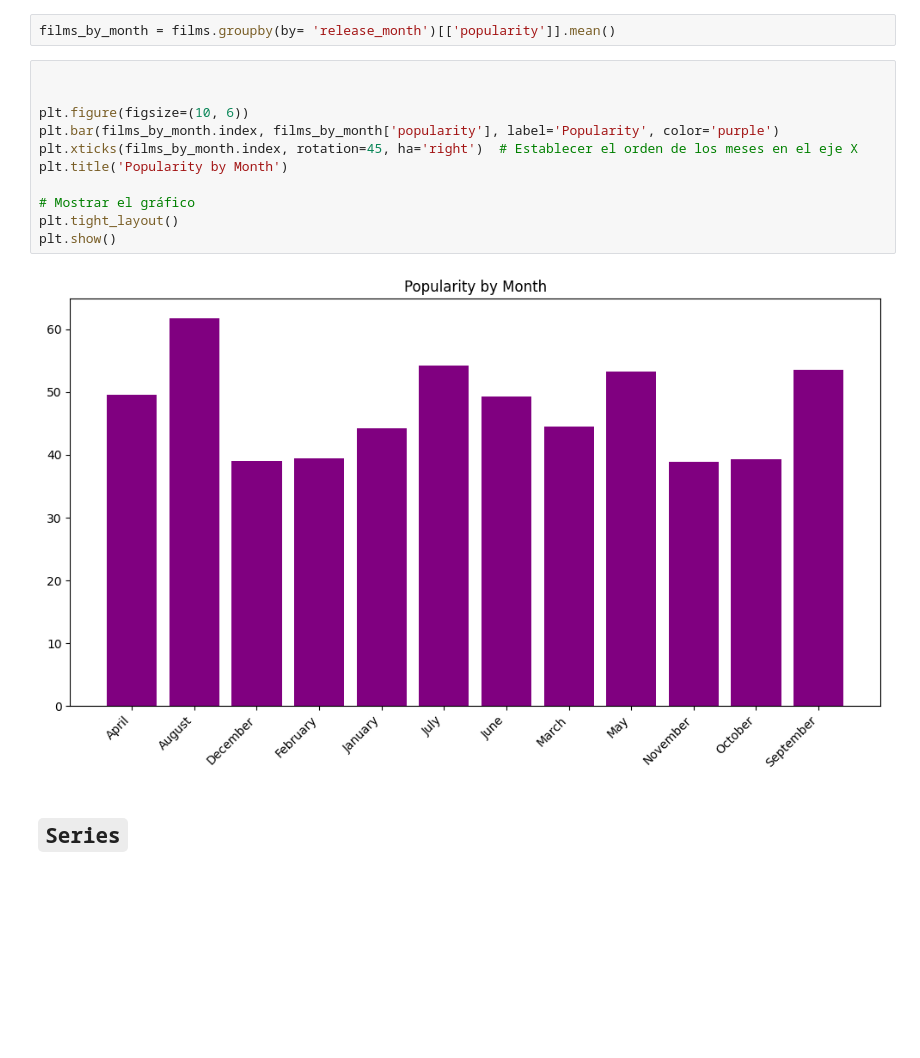
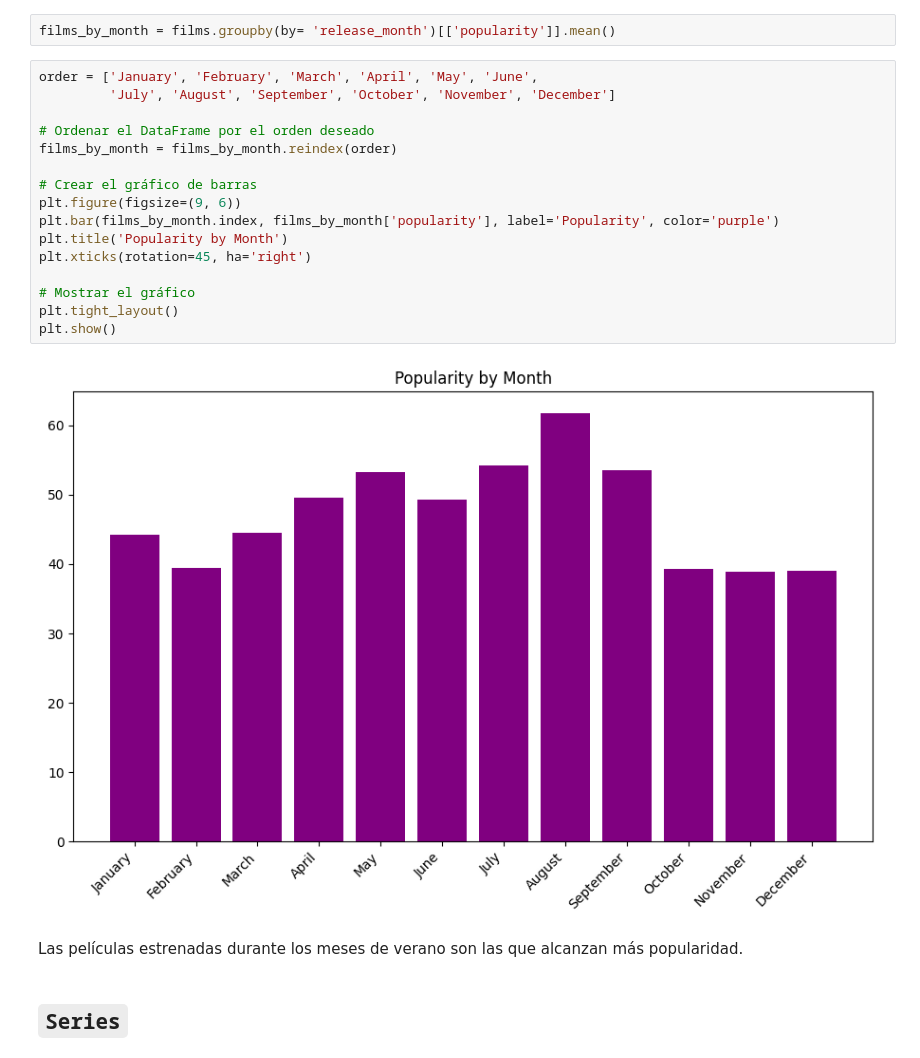
Before and after one commit to Jimme7/EDA-Films, a Jupyter notebook: src/Notebooks/Analysis_and_Visualizations.ipynb, the cells around one changed output. Drawn from its saved outputs; the diff is of its cells as text; blank space fills up the shorter version.

```diff
--- a/src/Notebooks/Analysis_and_Visualizations.ipynb
+++ b/src/Notebooks/Analysis_and_Visualizations.ipynb
@@ -188,17 +199,24 @@ Se aprecia que en la valoración promedia de los usuarios el género de la pelí
 # %%
 films_by_month = films.groupby(by= 'release_month')[['popularity']].mean()
 # %%
+order = ['January', 'February', 'March', 'April', 'May', 'June',
+         'July', 'August', 'September', 'October', 'November', 'December']
 
+# Ordenar el DataFrame por el orden deseado
+films_by_month = films_by_month.reindex(order)
 
-plt.figure(figsize=(10, 6))
+# Crear el gráfico de barras
+plt.figure(figsize=(9, 6))
 plt.bar(films_by_month.index, films_by_month['popularity'], label='Popularity', color='purple')
-plt.xticks(films_by_month.index, rotation=45, ha='right')  # Establecer el orden de los meses en el eje X
 plt.title('Popularity by Month')
+plt.xticks(rotation=45, ha='right')
 
 # Mostrar el gráfico
 plt.tight_layout()
 plt.show()
 # %% [output]
-[figure, old version]
+[figure, new version]
+# %% [markdown]
+Las películas estrenadas durante los meses de verano son las que alcanzan más popularidad.
 # %% [markdown]
 ## `Series`
```
Also changed, not shown: parts of 17 cells of this notebook.
